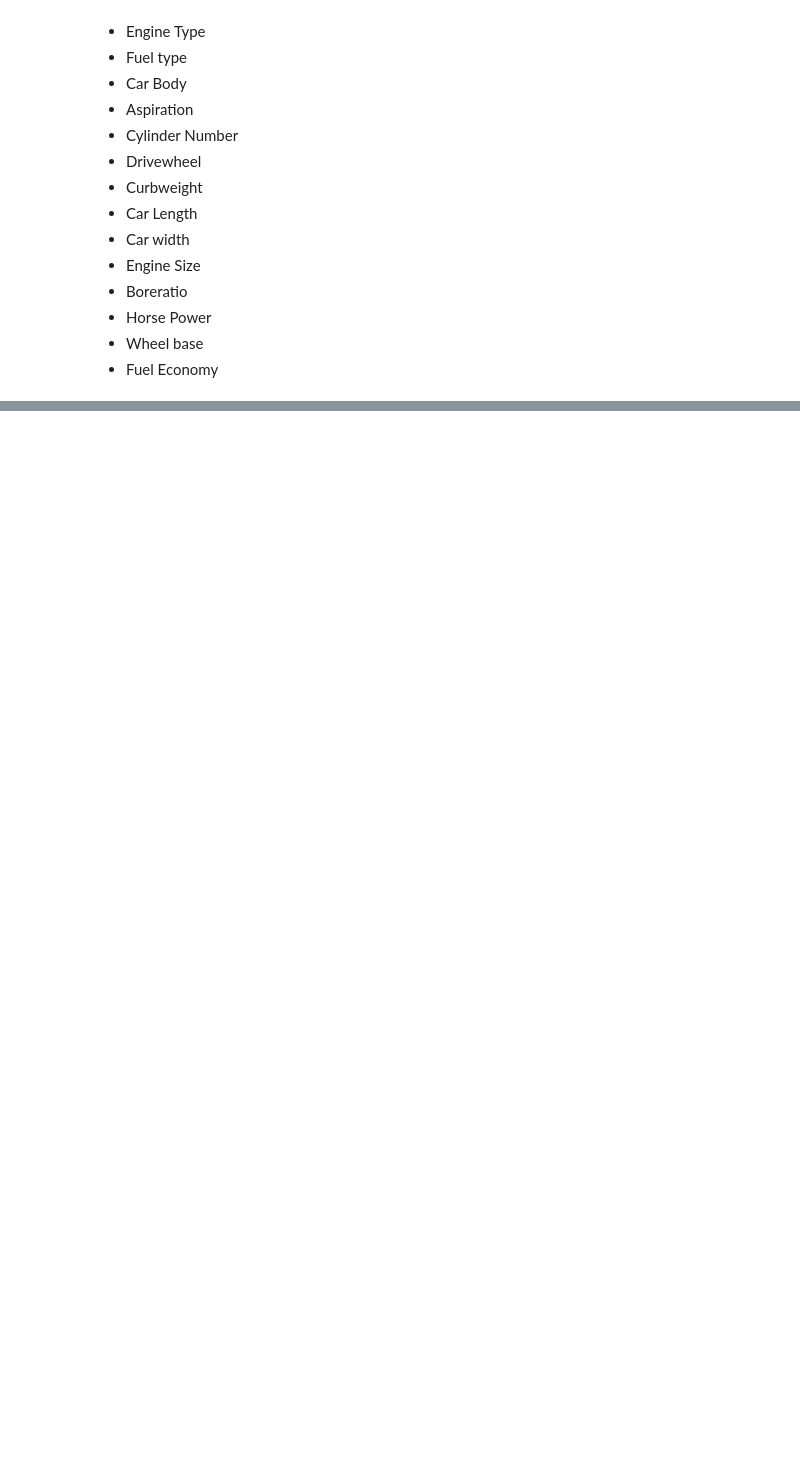
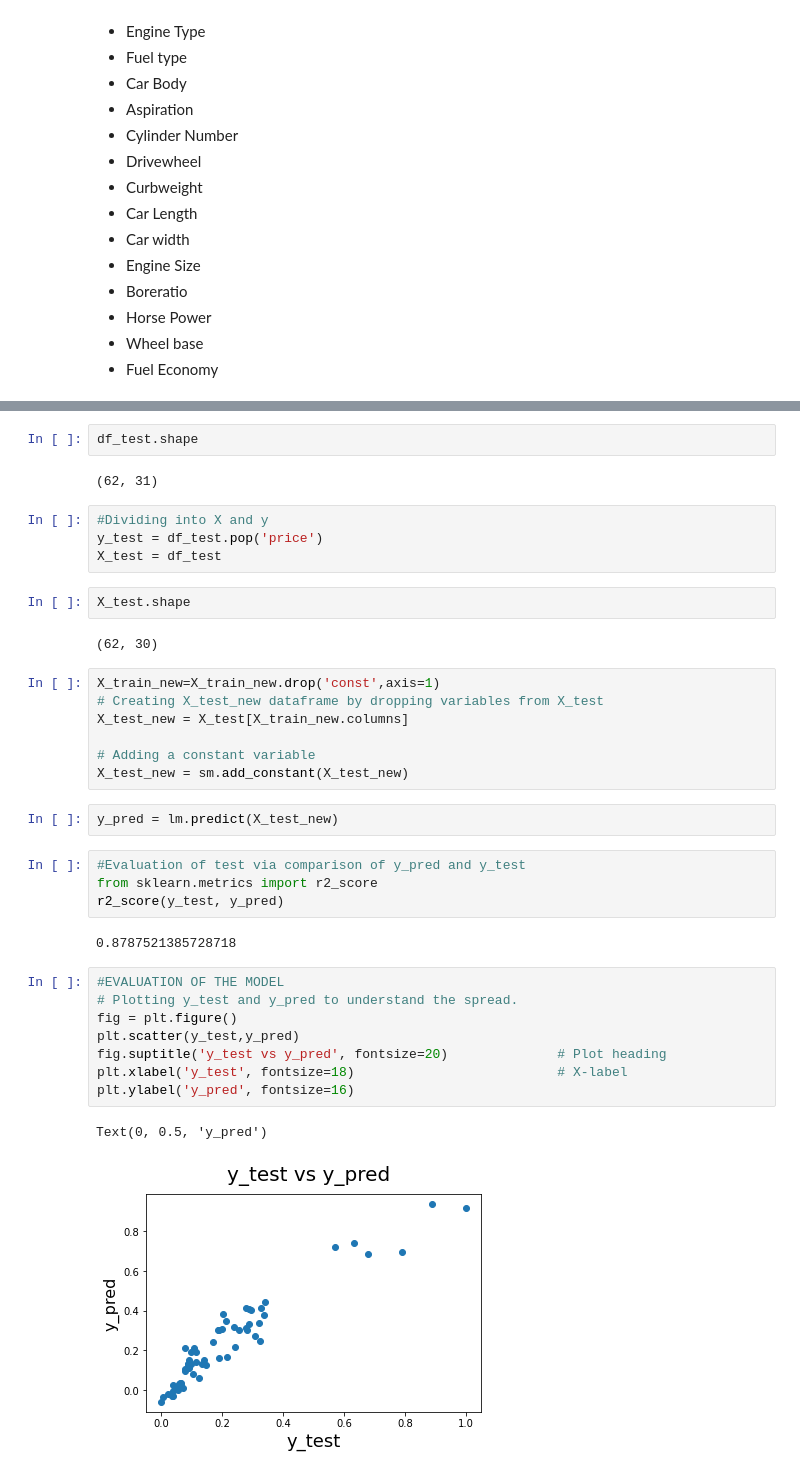
Before and after one commit to keithferns98/ML_Models, a Jupyter notebook: Linear_Reg_cleaning_adv.ipynb, the cells around one changed output, grey strips where cells are left out. Cells and saved outputs as stored; diff of their text form; blank space fills up the shorter version.

```diff
--- a/Linear_Reg_cleaning_adv.ipynb
+++ b/Linear_Reg_cleaning_adv.ipynb
@@ -451,0 +818,38 @@ List of significant variables after Visual analysis :¶
+# %%
+df_test.shape
+# %% [output]
+(62, 31)
+# %%
+#Dividing into X and y
+y_test = df_test.pop('price')
+X_test = df_test
+# %%
+X_test.shape
+# %% [output]
+(62, 30)
+# %%
+X_train_new=X_train_new.drop('const',axis=1)
+# Creating X_test_new dataframe by dropping variables from X_test
+X_test_new = X_test[X_train_new.columns]
+
+# Adding a constant variable
+X_test_new = sm.add_constant(X_test_new)
+# %%
+y_pred = lm.predict(X_test_new)
+# %%
+#Evaluation of test via comparison of y_pred and y_test
+from sklearn.metrics import r2_score
+r2_score(y_test, y_pred)
+# %% [output]
+0.8787521385728718
+# %%
+#EVALUATION OF THE MODEL
+# Plotting y_test and y_pred to understand the spread.
+fig = plt.figure()
+plt.scatter(y_test,y_pred)
+fig.suptitle('y_test vs y_pred', fontsize=20)              # Plot heading
+plt.xlabel('y_test', fontsize=18)                          # X-label
+plt.ylabel('y_pred', fontsize=16)
+# %% [output]
+Text(0, 0.5, 'y_pred')
+[figure, added]
```
Also changed, not shown: parts of 45 cells of this notebook.
